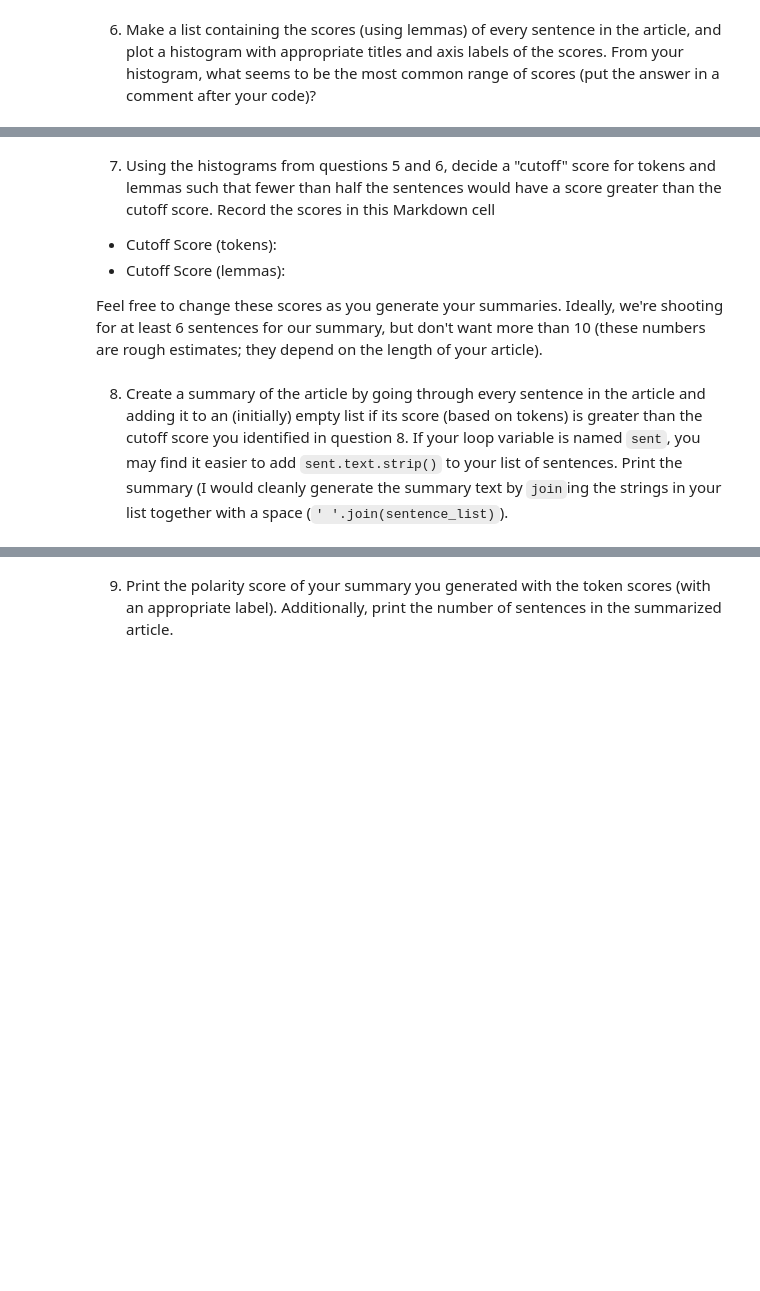
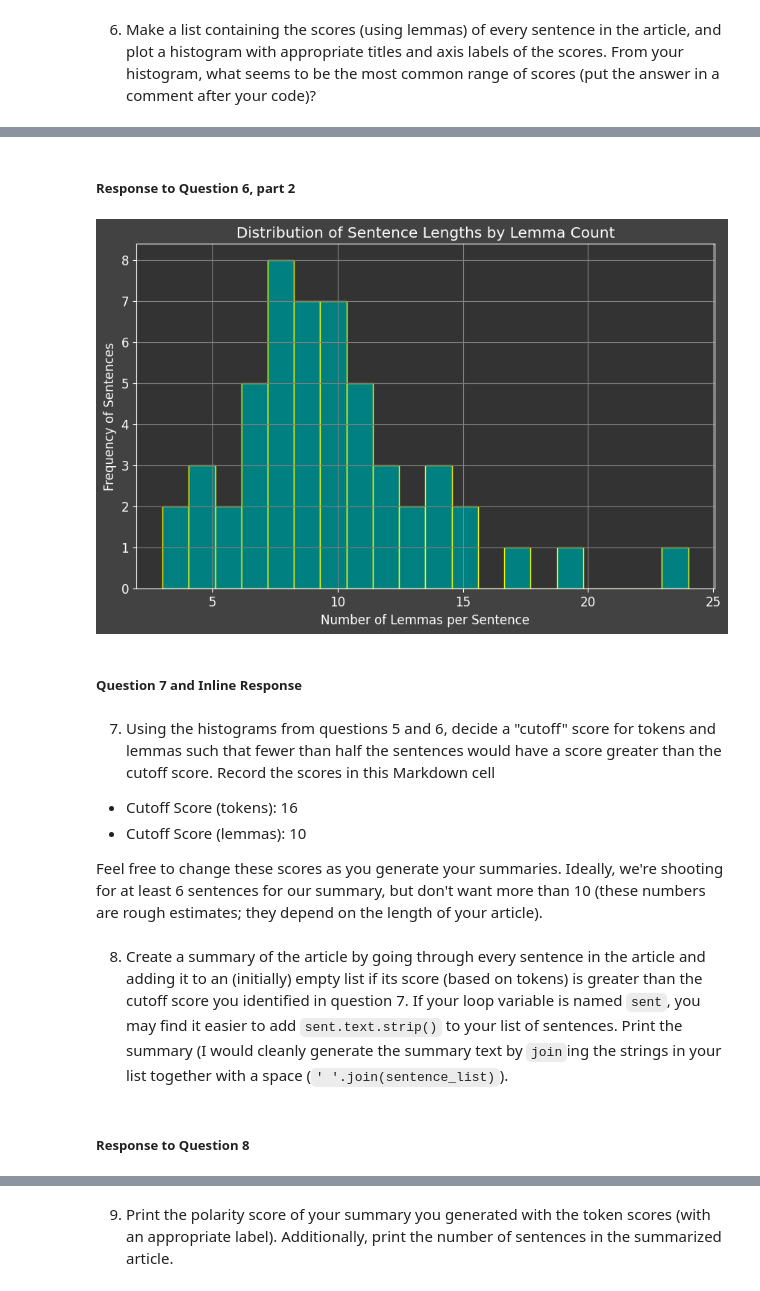
Before and after one commit to tfmontague/article-summarizer, a Jupyter notebook: article-summarizer.ipynb, the cells around one changed output, grey strips where cells are left out. Drawn from its saved outputs; the diff is of its cells as text; code cells hidden in the pictures; blank space fills up the shorter version.

```diff
--- a/article-summarizer.ipynb
+++ b/article-summarizer.ipynb
@@ -324,9 +394,69 @@ plt.show()
+# %% [markdown]
+##### Response to Question 6, part 2
+# %%
+import os
+from bs4 import BeautifulSoup
+import spacy
+from tabulate import tabulate
+import matplotlib.pyplot as plt
+import matplotlib as mpl
+
+# Set style and font properties for the plot
+mpl.rcParams.update({
+    'font.size': 12,
+    'font.family': 'sans-serif',
+    'axes.facecolor': '#333333',  # dark background for plot area
+    'axes.edgecolor': 'white',
+    'axes.labelcolor': 'white',
+    'xtick.color': 'white',
+    'ytick.color': 'white',
+    'figure.facecolor': '#424242'  # dark background for figure background
+})
+
+# Load spaCy's English-language model
+nlp = spacy.load('en_core_web_sm')
+
+# Load the article HTML from the file
+file_path = os.path.join('data', 'article.html')
+with open(file_path, 'r', encoding='utf-8') as file:
+    html_content = file.read()
+
+# Parse the HTML to extract text
+soup = BeautifulSoup(html_content, 'html.parser')
+article_text = soup.get_text()
+
+# Process the text with spaCy
+doc = nlp(article_text)
+
+# List to hold scores (number of lemmas in each sentence)
+lemma_counts = []
+
+# Tokenize into sentences and calculate lemma count for each
+for sent in doc.sents:
+    lemmas = [token.lemma_.lower() for token in sent if token.is_alpha and not token.is_stop]  # Get lemmas, exclude stopwords
+    lemma_count = len(set(lemmas))  # Use a set to count unique lemmas if desired, or just len(lemmas) for total
+    lemma_counts.append(lemma_count)
+
+# Plotting the histogram of lemma counts
+plt.figure(figsize=(10, 6))
+plt.hist(lemma_counts, bins=20, color='teal', edgecolor='yellow')  # Custom colors
+plt.title('Distribution of Sentence Lengths by Lemma Count', color='white')
+plt.xlabel('Number of Lemmas per Sentence', color='white')
+plt.ylabel('Frequency of Sentences', color='white')
+plt.grid(True, color='gray')
+plt.show()
+# %% [output]
+[figure, added]
+# %% [markdown]
+##### Question 7 and Inline Response
 # %% [markdown]
 7. Using the histograms from questions 5 and 6, decide a "cutoff" score for tokens and lemmas such that fewer than half the sentences would have a score greater than the cutoff score.  Record the scores in this Markdown cell
 
-* Cutoff Score (tokens):
-* Cutoff Score (lemmas):
+* Cutoff Score (tokens): 16
+* Cutoff Score (lemmas): 10
 
 Feel free to change these scores as you generate your summaries.  Ideally, we're shooting for at least 6 sentences for our summary, but don't want more than 10 (these numbers are rough estimates; they depend on the length of your article).
 # %% [markdown]
-8. Create a summary of the article by going through every sentence in the article and adding it to an (initially) empty list if its score (based on tokens) is greater than the cutoff score you identified in question 8.  If your loop variable is named `sent`, you may find it easier to add `sent.text.strip()` to your list of sentences.  Print the summary (I would cleanly generate the summary text by `join`ing the strings in your list together with a space (`' '.join(sentence_list)`).
+8. Create a summary of the article by going through every sentence in the article and adding it to an (initially) empty list if its score (based on tokens) is greater than the cutoff score you identified in question 7.  If your loop variable is named `sent`, you may find it easier to add `sent.text.strip()` to your list of sentences.  Print the summary (I would cleanly generate the summary text by `join`ing the strings in your list together with a space (`' '.join(sentence_list)`).
+# %% [markdown]
+##### Response to Question 8
```
Also changed, not shown: parts of 24 cells of this notebook, 1 other file.
